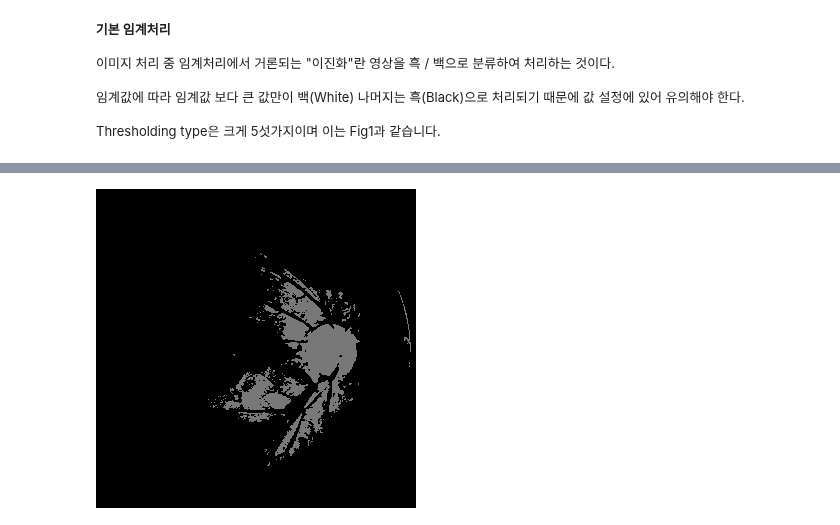
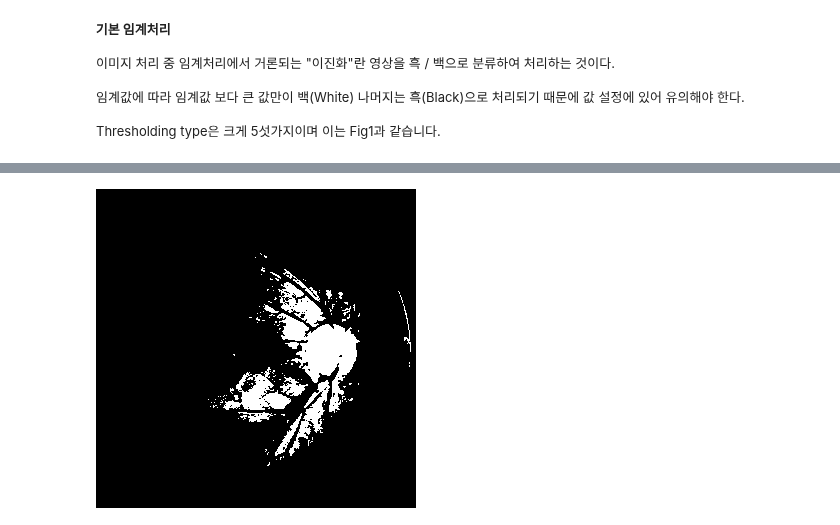
Before and after one commit to mwithgod3952/ML_jh, a Jupyter notebook: CHAHE_and_Tresholding.ipynb, the cells around one changed output, grey strips where cells are left out. Drawn from its saved outputs; the diff is of its cells as text; code cells hidden in the pictures.

```diff
--- a/CHAHE_and_Tresholding.ipynb
+++ b/CHAHE_and_Tresholding.ipynb
@@ -134,7 +135,7 @@ from google.colab.patches import cv2_imshow
 # %% [markdown]
 ![](https://opencv-python.readthedocs.io/en/latest/_images/result011.jpg)[Fig1](https://)
 # %%
-ret, thresh1 = cv2.threshold(CLAHE_img, 120, 120, cv2.THRESH_BINARY)
-cv2_imshow(thresh1)
+ret, th1 = cv2.threshold(CLAHE_img, 120, 255, cv2.THRESH_BINARY)
+cv2_imshow(th1)
 # %% [output]
-[figure, old version]
+[figure, new version]
```
Also changed, not shown: parts of 3 cells of this notebook.
